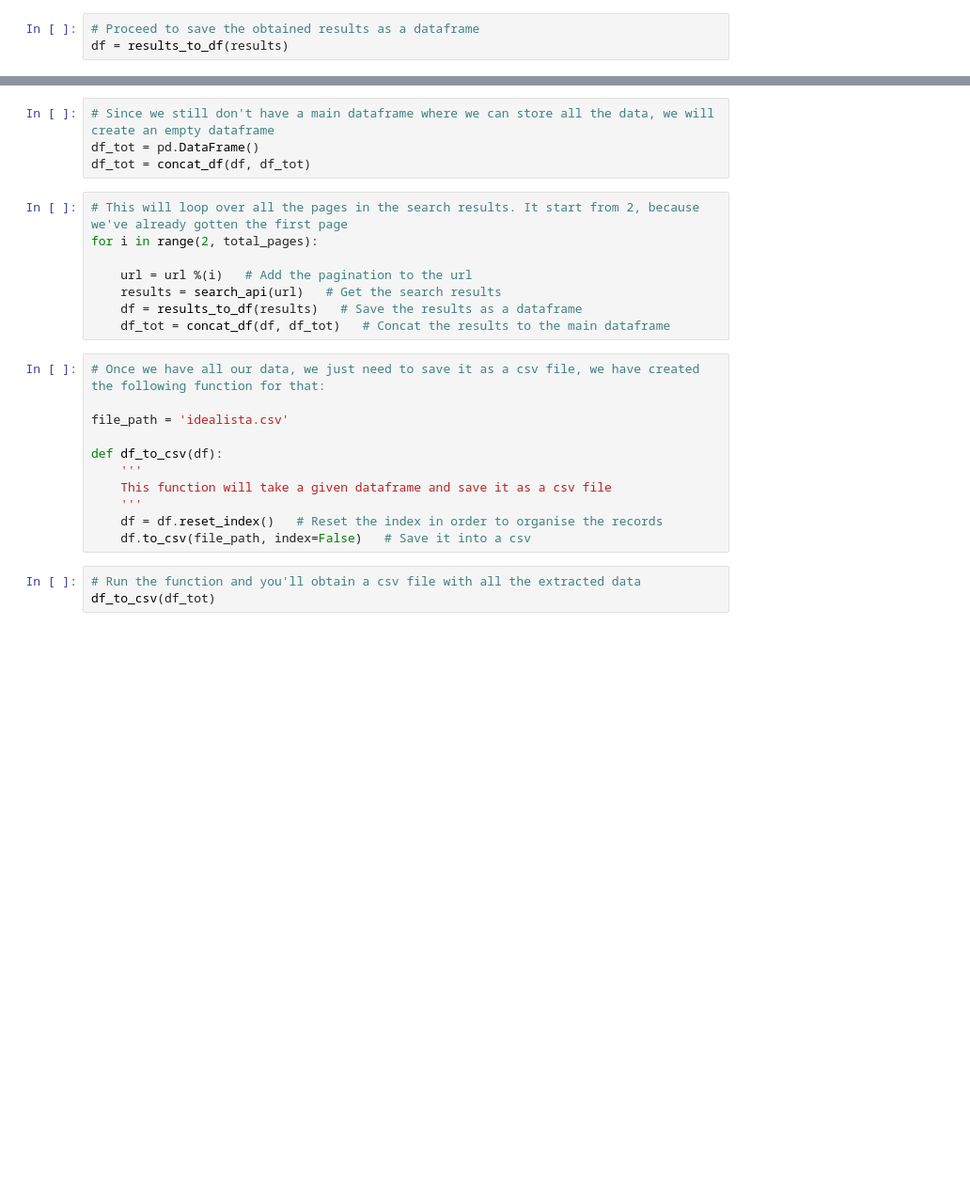
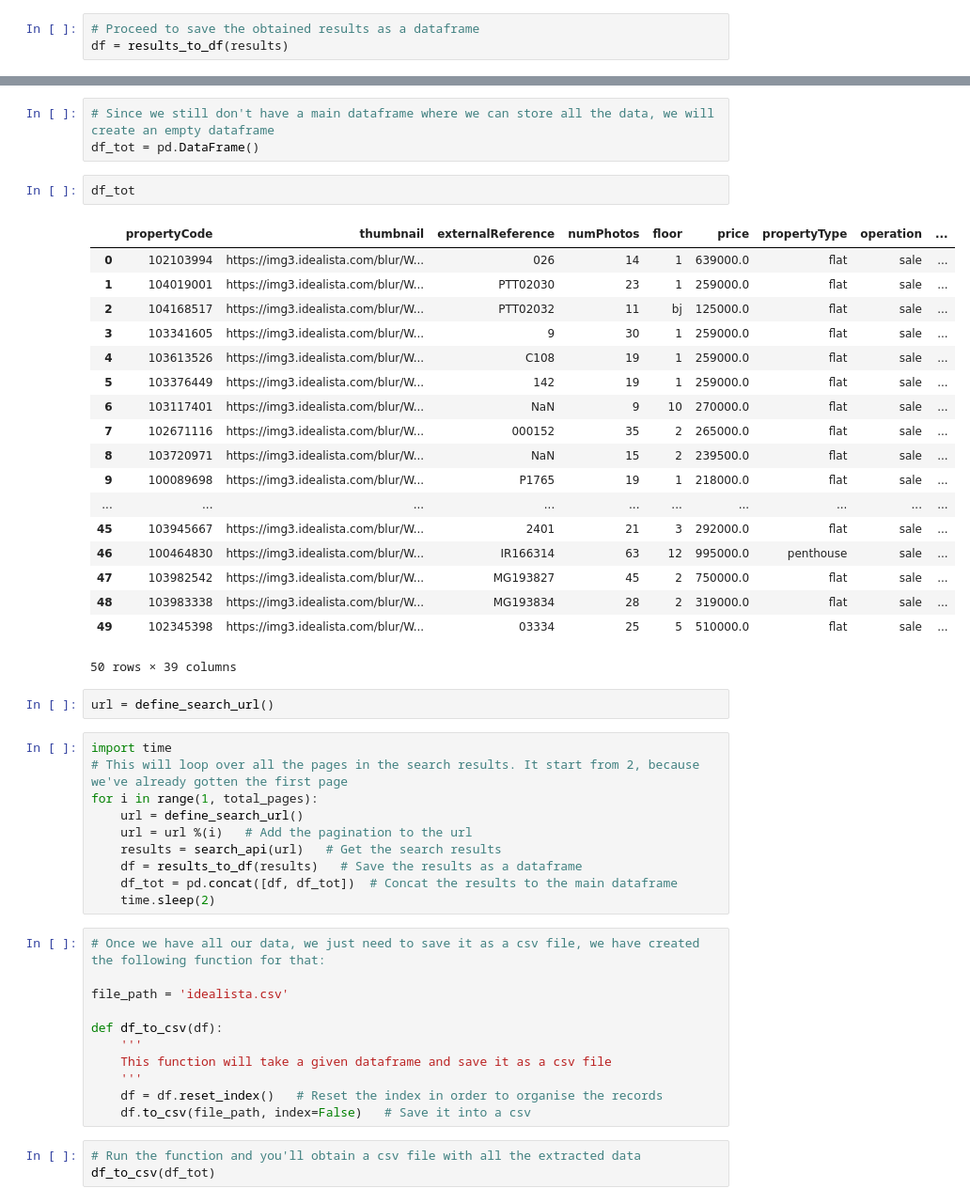
Before and after one commit to Tiranex/Applied-Neural-Networks, a Jupyter notebook: Idealista/api_func.ipynb, the cells around one changed output, grey strips where cells are left out. Shown: that part at 94% size. Saved outputs shown, nothing was run; the diff lists cells and outputs as text; blank space fills up the shorter version.

Commit message:
Got DB from idealista

```diff
--- a/Idealista/api_func.ipynb
+++ b/Idealista/api_func.ipynb
@@ -159,15 +178,39 @@ results
 # %%
 # Since we still don't have a main dataframe where we can store all the data, we will create an empty dataframe
 df_tot = pd.DataFrame()
-df_tot = concat_df(df, df_tot)
+# %%
+df_tot
+# %% [output]
+|  | propertyCode | thumbnail | externalReference | numPhotos | floor | price | propertyType | operation | ... |
+| 0 | 102103994 | https://img3.idealista.com/blur/W... | 026 | 14 | 1 | 639000.0 | flat | sale | ... |
+| 1 | 104019001 | https://img3.idealista.com/blur/W... | PTT02030 | 23 | 1 | 259000.0 | flat | sale | ... |
+| 2 | 104168517 | https://img3.idealista.com/blur/W... | PTT02032 | 11 | bj | 125000.0 | flat | sale | ... |
+| 3 | 103341605 | https://img3.idealista.com/blur/W... | 9 | 30 | 1 | 259000.0 | flat | sale | ... |
+| 4 | 103613526 | https://img3.idealista.com/blur/W... | C108 | 19 | 1 | 259000.0 | flat | sale | ... |
+| 5 | 103376449 | https://img3.idealista.com/blur/W... | 142 | 19 | 1 | 259000.0 | flat | sale | ... |
+| 6 | 103117401 | https://img3.idealista.com/blur/W... | NaN | 9 | 10 | 270000.0 | flat | sale | ... |
+| 7 | 102671116 | https://img3.idealista.com/blur/W... | 000152 | 35 | 2 | 265000.0 | flat | sale | ... |
+| 8 | 103720971 | https://img3.idealista.com/blur/W... | NaN | 15 | 2 | 239500.0 | flat | sale | ... |
+| 9 | 100089698 | https://img3.idealista.com/blur/W... | P1765 | 19 | 1 | 218000.0 | flat | sale | ... |
+| ... | ... | ... | ... | ... | ... | ... | ... | ... | ... |
+| 45 | 103945667 | https://img3.idealista.com/blur/W... | 2401 | 21 | 3 | 292000.0 | flat | sale | ... |
+| 46 | 100464830 | https://img3.idealista.com/blur/W... | IR166314 | 63 | 12 | 995000.0 | penthouse | sale | ... |
+| 47 | 103982542 | https://img3.idealista.com/blur/W... | MG193827 | 45 | 2 | 750000.0 | flat | sale | ... |
+| 48 | 103983338 | https://img3.idealista.com/blur/W... | MG193834 | 28 | 2 | 319000.0 | flat | sale | ... |
+| 49 | 102345398 | https://img3.idealista.com/blur/W... | 03334 | 25 | 5 | 510000.0 | flat | sale | ... |
+50 rows × 39 columns
+# %%
+url = define_search_url()
 # %%
+import time
 # This will loop over all the pages in the search results. It start from 2, because we've already gotten the first page
-for i in range(2, total_pages):
-
+for i in range(1, total_pages):
+    url = define_search_url()
     url = url %(i)   # Add the pagination to the url
     results = search_api(url)   # Get the search results
     df = results_to_df(results)   # Save the results as a dataframe
-    df_tot = concat_df(df, df_tot)   # Concat the results to the main dataframe
+    df_tot = pd.concat([df, df_tot])  # Concat the results to the main dataframe
+    time.sleep(2)
 # %%
 # Once we have all our data, we just need to save it as a csv file, we have created the following function for that:
 
```
Also changed, not shown: parts of 6 cells of this notebook, 1 other file.
